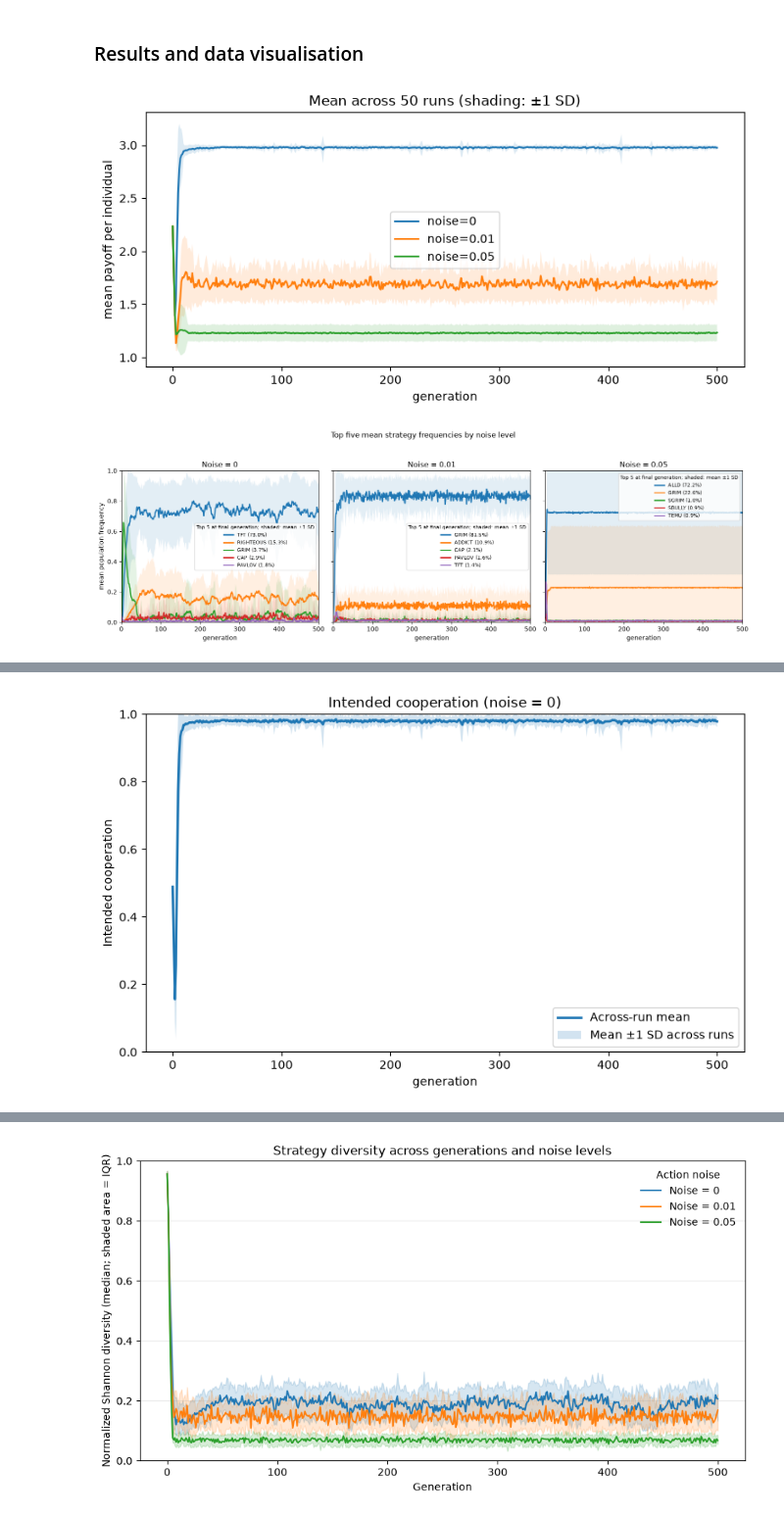
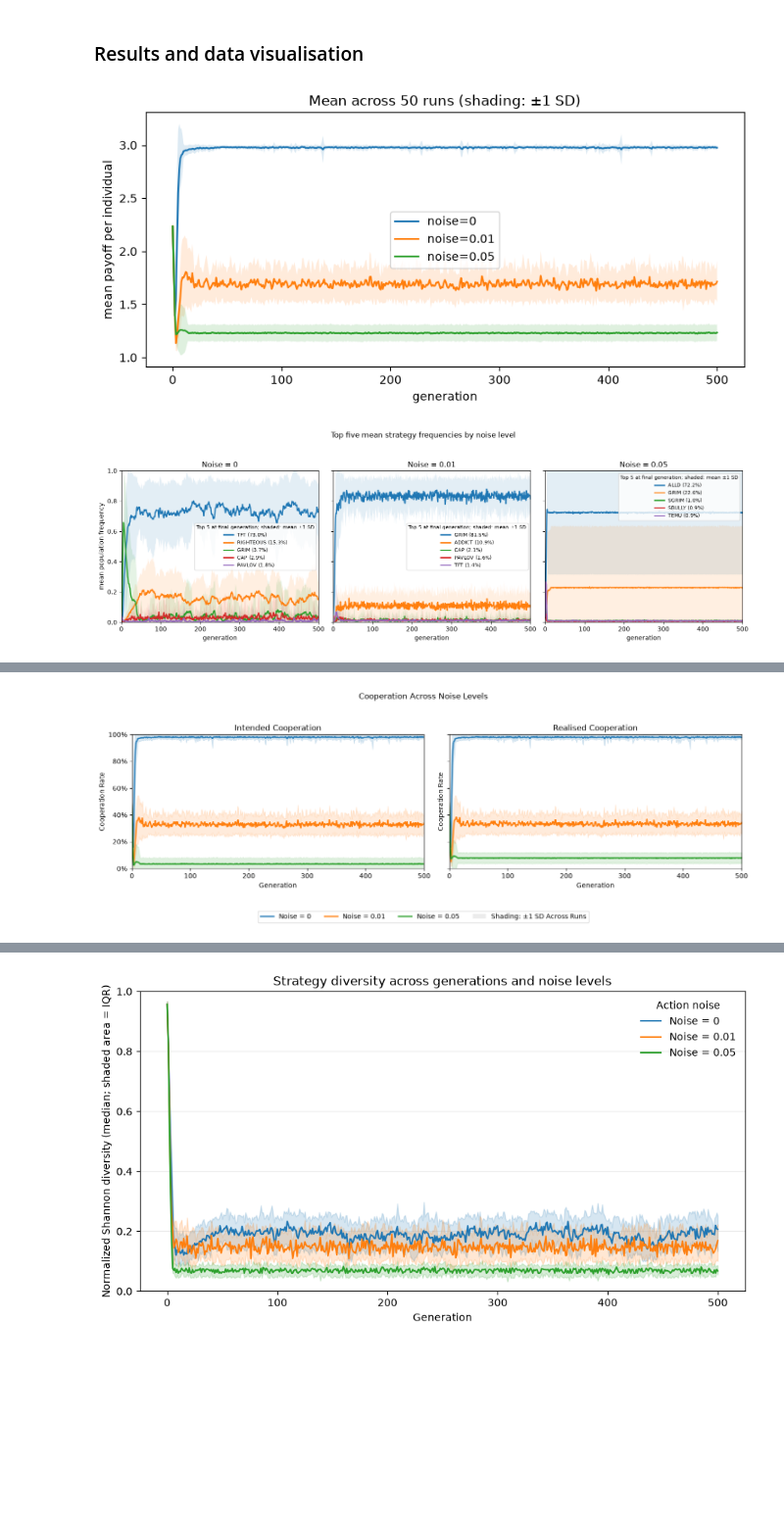
Before and after one commit to lk1ng/Project_Iterated_Prisoners_Dilemma, a Jupyter notebook: prisoners_dilemma.ipynb, the cells around one changed output, grey strips where cells are left out. Shown at 98% size. Cells and saved outputs as stored; diff of their text form; code cells hidden in the pictures; blank space fills up the shorter version.

Commit message:
update graphs

```diff
--- a/prisoners_dilemma.ipynb
+++ b/prisoners_dilemma.ipynb
@@ -360,38 +360,73 @@ fig.suptitle("Top five mean strategy frequencies by noise level")
 fig.tight_layout(rect=[0, 0, 1, 0.94])
 plt.show()
 
-# Show across-run means with ±1 SD bands across runs.
-main_strategies = {name: BITS_TO_IDS[strategy] for strategy, name in STRATEGY_NAMES.items()
-                   if name in ("TFT", "PAVLOV", "ALLD", "GRIM")}
-for noise in NOISE_LEVELS:
-    runs = results[noise]
+# Compare noise levels using across-run means and ±1 SD bands.
+from matplotlib.patches import Patch
+from matplotlib.ticker import PercentFormatter
 
-    for key, title in [
-        ("mean_payoff", "Mean payoff"),
-        ("intended_cooperation", "Intended cooperation"),
-        ("realized_cooperation", "Realised cooperation"),
-    ]:
+
+def plot_metric(ax, key, title, y_label, noise_colors):
+    for noise in NOISE_LEVELS:
+        runs = results[noise]
         trajectories = np.array([run[key] for run in runs])
         mean = trajectories.mean(axis=0)
         sd = trajectories.std(axis=0)
-        lower, upper = mean - sd, mean + sd
-        if key != "mean_payoff":
-            lower, upper = np.clip(lower, 0, 1), np.clip(upper, 0, 1)
+        lower = np.clip(mean - sd, 0, 1) if key != "mean_payoff" else mean - sd
+        upper = np.clip(mean + sd, 0, 1) if key != "mean_payoff" else mean + sd
         generations = np.arange(trajectories.shape[1])
-        fig, ax = plt.subplots(figsize=(8, 5))
-        ax.plot(generations, mean, label="Across-run mean", linewidth=2)
+        ax.plot(
+            generations, mean, linewidth=2,
+            color=noise_colors[noise], label=f"Noise = {noise}",
+        )
         ax.fill_between(
             generations, lower, upper,
-            alpha=0.2, label="Mean ±1 SD across runs",
+            color=noise_colors[noise], alpha=0.15,
         )
-        ax.set_title(f"{title} (noise = {noise})")
-        ax.set_xlabel("generation")
-        ax.set_ylabel(title)
-        if key != "mean_payoff":
-            ax.set_ylim(0, 1)
-        ax.legend()
-        fig.tight_layout()
-        plt.show()
+    ax.set_title(title)
+    ax.set_xlabel("Generation")
+    ax.set_ylabel(y_label)
+    ax.set_xlim(0, N_GENERATIONS)
+    if key != "mean_payoff":
+        ax.set_ylim(0, 1)
+        ax.yaxis.set_major_formatter(PercentFormatter(xmax=1))
+
+
+noise_colors = dict(zip(NOISE_LEVELS, plt.get_cmap("tab10").colors))
+shading_legend = Patch(
+    facecolor="gray", alpha=0.15, label="Shading: ±1 SD Across Runs"
+)
+
+# Mean payoff remains a standalone figure.
+payoff_fig, payoff_ax = plt.subplots(figsize=(8, 5))
+plot_metric(
+    payoff_ax, "mean_payoff", "Mean Payoff Across Noise Levels",
+    "Mean Payoff per Individual per Round", noise_colors,
+)
+payoff_handles, _ = payoff_ax.get_legend_handles_labels()
+payoff_ax.legend(handles=payoff_handles + [shading_legend])
+payoff_fig.tight_layout()
+plt.show()
+
+# Compare intended and realised cooperation side by side.
+cooperation_fig, cooperation_axes = plt.subplots(
+    1, 2, figsize=(14, 5), sharex=True, sharey=True
+)
+plot_metric(
+    cooperation_axes[0], "intended_cooperation",
+    "Intended Cooperation", "Cooperation Rate", noise_colors,
+)
+plot_metric(
+    cooperation_axes[1], "realized_cooperation",
+    "Realised Cooperation", "Cooperation Rate", noise_colors,
+)
+cooperation_handles, _ = cooperation_axes[0].get_legend_handles_labels()
+cooperation_fig.legend(
+    handles=cooperation_handles + [shading_legend],
+    loc="lower center", ncol=len(NOISE_LEVELS) + 1,
+)
+cooperation_fig.suptitle("Cooperation Across Noise Levels")
+cooperation_fig.tight_layout(rect=[0, 0.12, 1, 0.94])
+plt.show()
 # %% [output]
 [figure]
 [figure]
@@ -399 +434 @@ for noise in NOISE_LEVELS:
-[figure, old version]
+[figure, new version]
```
Also changed, not shown: parts of 4 cells of this notebook.
